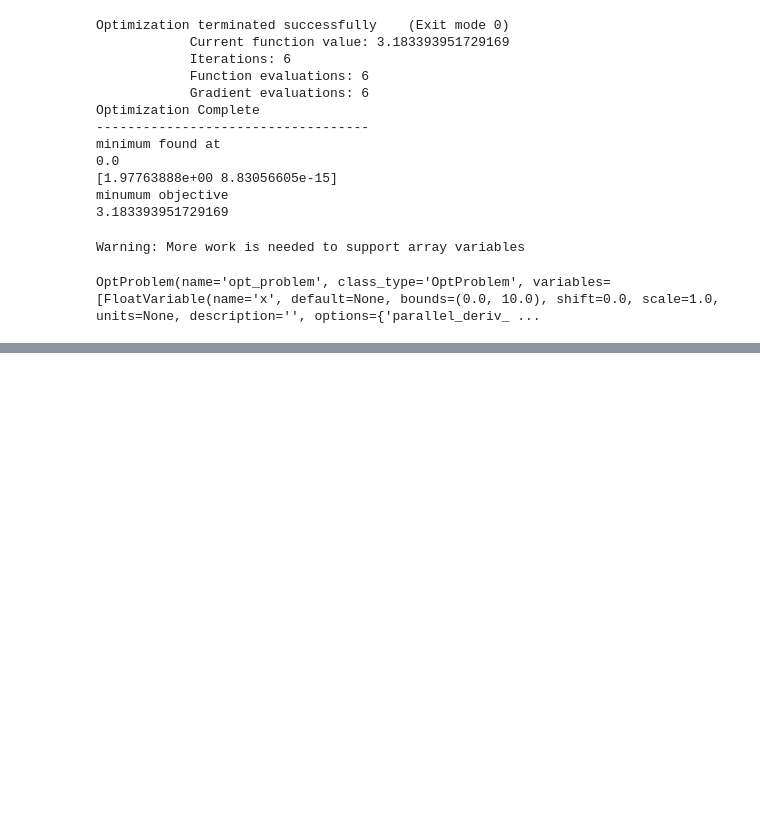
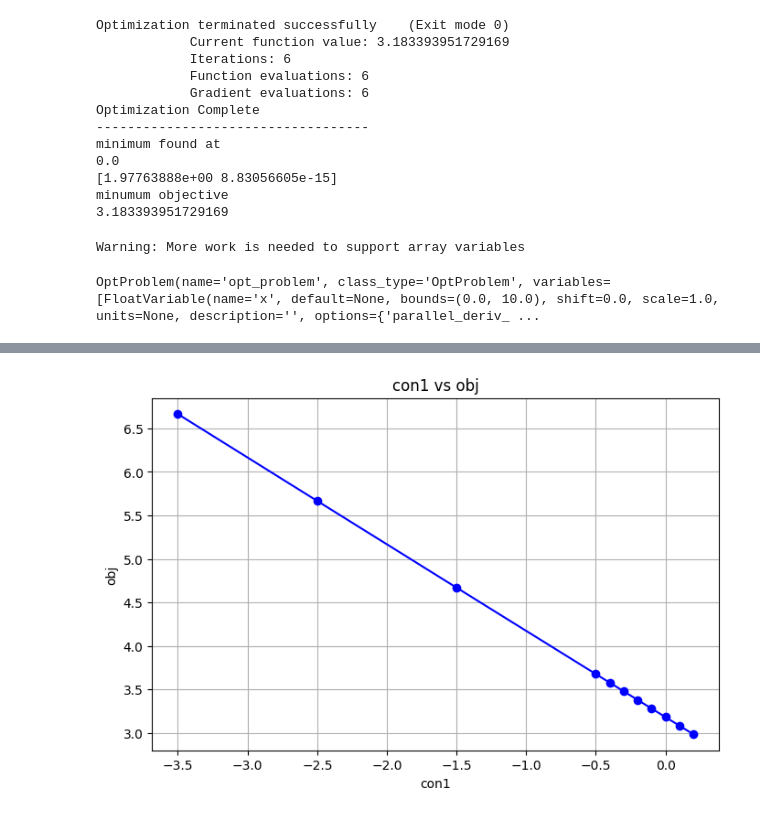
Before and after one commit to Boeing/standard-evaluator, a Jupyter notebook: docs/source/demos/design_space_exploration.ipynb, the cells around one changed output, grey strips where cells are left out. Saved outputs shown, nothing was run; the diff lists cells and outputs as text; code cells hidden in the pictures; blank space fills up the shorter version.

Commit message:
Adding plotting of the solutions.

```diff
--- a/docs/source/demos/design_space_exploration.ipynb
+++ b/docs/source/demos/design_space_exploration.ipynb
@@ -213,3 +213,18 @@ Optimization Complete
 | 0 | 3.16 | 3.755278 | [1.977638883487764, 8.83056605285... | 0.0 | -0.0 | -20.244722 | 3.183394 | optproblem08.json |
 | 0 | 3.06 | 3.698571 | [1.9492855684910377, 0.0] | 0.0 | 0.1 | -20.301429 | 3.084759 | optproblem09.json |
 | 0 | 2.96 | 3.64093 | [1.9204650534922432, 5.9424529525... | 0.0 | 0.2 | -20.35907 | 2.986228 | optproblem10.json |
+# %%
+import matplotlib.pyplot as plt
+# Ensure that plots are displayed inline in Jupyter Notebook
+%matplotlib inline
+
+# Plotting con1 vs obj
+plt.figure(figsize=(8, 5))  # Optional: Set the figure size
+plt.plot(df['con1'], df['obj'], marker='o', linestyle='-', color='b')  # Line plot with markers
+plt.title('con1 vs obj')  # Title of the plot
+plt.xlabel('con1')  # Label for x-axis
+plt.ylabel('obj')  # Label for y-axis
+plt.grid()  # Optional: Add a grid
+plt.show()  # Display the plot
+# %% [output]
+[figure, added]
```
